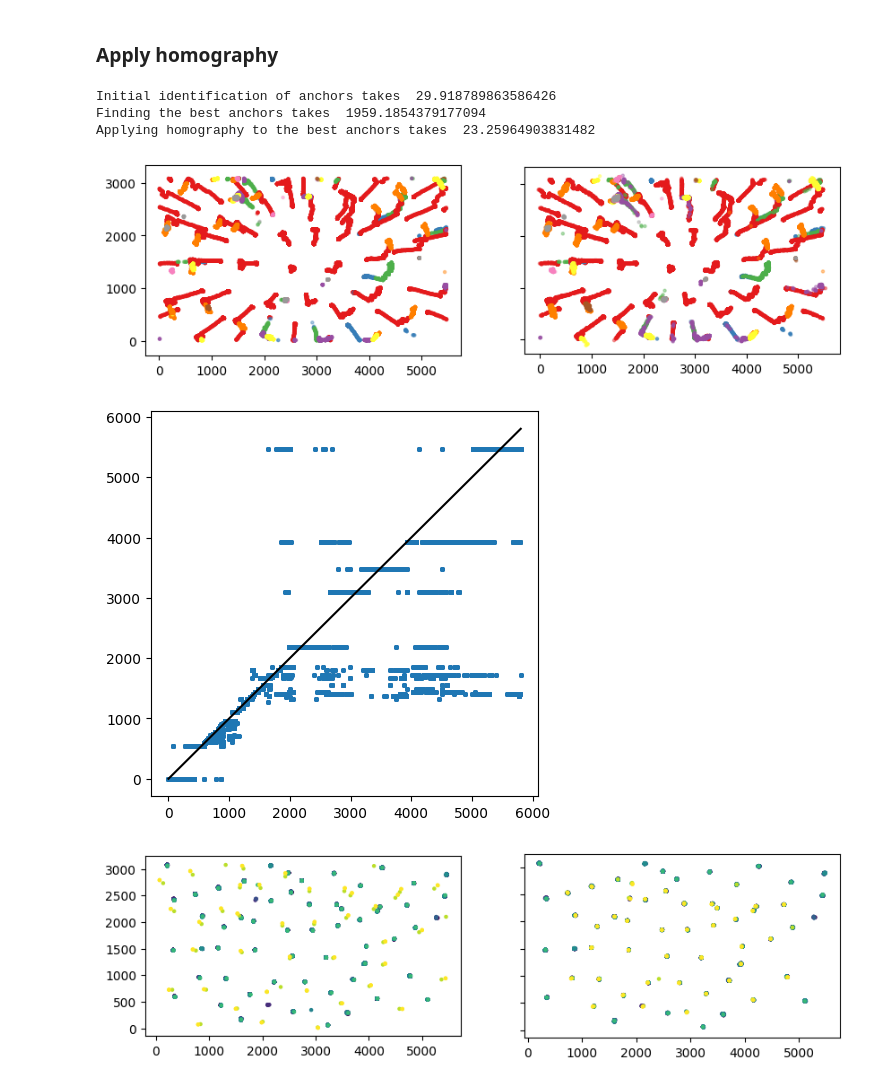
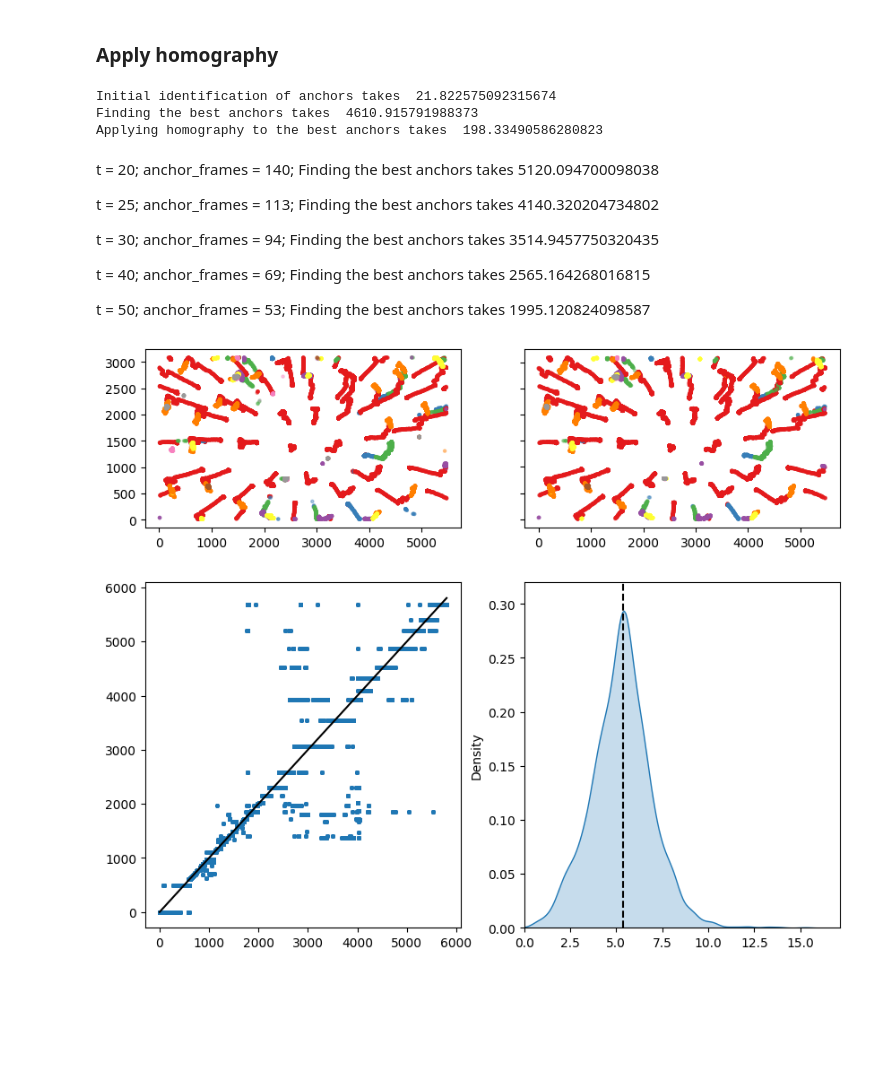
Before and after one commit to projectmela/SpatialRegistration, a Jupyter notebook: 05_GetAnchorIndices.ipynb, the cells around one changed output. Drawn from its saved outputs; the diff is of its cells as text; code cells hidden in the pictures; blank space fills up the shorter version.

Commit message:
updated code for anchor frames

```diff
--- a/05_GetAnchorIndices.ipynb
+++ b/05_GetAnchorIndices.ipynb
@@ -159,10 +161,12 @@ def apply_homography_to_best_anchor(df):
     start_time = time.time()
 
     homography_matrices = {}  # Dictionary to store homography matrices
+    rms_errors = {}  # Dictionary to store RMS errors for each frame
 
     # Initialize with the identity matrix for frame 0
     identity_matrix = np.eye(3)
     homography_matrices[0] = identity_matrix  # Frame 0 is its own anchor
+    rms_errors[0] = 0  # No error for frame 0 as it's its own anchor
 
     df['transformed_x'] = np.nan
     df['transformed_y'] = np.nan
@@ -203,14 +207,20 @@ def apply_homography_to_best_anchor(df):
             print(f"Homography calculation failed between frame {best_anchor_frame} and frame {frame}: {e}")
             continue
 
-        # Transform the points using the homography matrix
-        transformed_pts = cv2.perspectiveTransform(np.array([current_points[['x', 'y']].values], dtype=np.float32), H)[0]
+        # Transform only the matched points using the homography matrix
+        transformed_pts = cv2.perspectiveTransform(np.array([dst_pts], dtype=np.float32), H)[0]
 
         # Update DataFrame with transformed coordinates
-        df.loc[df['frame'] == frame, 'transformed_x'] = transformed_pts[:, 0]
-        df.loc[df['frame'] == frame, 'transformed_y'] = transformed_pts[:, 1]
+        for idx, (x, y) in zip(merged_points['idx'], transformed_pts):
+            df.loc[(df['frame'] == frame) & (df['idx'] == idx), 'transformed_x'] = x
+            df.loc[(df['frame'] == frame) & (df['idx'] == idx), 'transformed_y'] = y
+
+        # Calculate the RMS error (Euclidean distance between transformed and anchor points)
+        errors = np.linalg.norm(transformed_pts - src_pts, axis=1)
+        rms_error = np.sqrt(np.mean(errors**2))
+        rms_errors[frame] = rms_error
 
     end_time = time.time()
     print('Applying homography to the best anchors takes ', end_time - start_time)
 
-    return df, homography_matrices
+    return df, homography_matrices, rms_errors
@@ -224,4 +227,11 @@ thresholds = {
 # %%
+# Thresholds for translation, rotation, and scale
+thresholds = {
+    'T_translation': 30,  # e.g., 30 pixels
+    'T_rotation': 20,     # e.g., 20 degrees
+    'T_scale': 0.1         # e.g., 10% change
+}
+
 # Step 1: Identify anchor frames
 anchor_frames = identify_anchor_frames(df, thresholds)
 
@@ -229,13 +239,25 @@ anchor_frames = identify_anchor_frames(df, thresholds)
 df = find_best_anchor_for_each_frame(df, anchor_frames, thresholds)
 
 # Step 3: Apply homography using the best anchor for each frame
-df, homography_matrices = apply_homography_to_best_anchor(df)
+df, homography_matrices, rms_errors = apply_homography_to_best_anchor(df)
 
-df.to_csv('/Users/vivekhsridhar/Library/Mobile Documents/com~apple~CloudDocs/Documents/Code/Python/SpatialRegistration/io/anchoredp1d1.csv', index=False, mode='w')
+df.to_csv('./io/anchoredp1d1.csv', index=False, mode='w')
+with open('./io/homography_matrices.pkl', 'wb') as f:
+    pickle.dump(homography_matrices, f)
 # %% [output]
-Initial identification of anchors takes  29.918789863586426
-Finding the best anchors takes  1959.1854379177094
-Applying homography to the best anchors takes  23.25964903831482
+Initial identification of anchors takes  21.822575092315674
+Finding the best anchors takes  4610.915791988373
+Applying homography to the best anchors takes  198.33490586280823
+# %% [markdown]
+t = 20; anchor_frames = 140; Finding the best anchors takes  5120.094700098038
+
+t = 25; anchor_frames = 113; Finding the best anchors takes  4140.320204734802
+
+t = 30; anchor_frames = 94; Finding the best anchors takes  3514.9457750320435
+
+t = 40; anchor_frames = 69; Finding the best anchors takes  2565.164268016815
+
+t = 50; anchor_frames = 53; Finding the best anchors takes  1995.120824098587
 # %%
 fig,(ax1,ax2) = plt.subplots(1,2, figsize=(10,5), sharey=True)
 
@@ -247,26 +269,18 @@ ax2.set_aspect('equal')
 
 plt.show()
 # %% [output]
-[figure, old version]
+[figure, new version]
 # %%
-fig,ax = plt.subplots(1,1, figsize=(5,5))
+fig,(ax1,ax2) = plt.subplots(1,2, figsize=(10,5))
 
-ax.scatter(df['frame'], df['best_anchor_frame'], s=5)
-ax.plot(np.linspace(0,df['frame'].max()), np.linspace(0,df['frame'].max()), c='black')
+ax1.scatter(df['frame'], df['best_anchor_frame'], s=5)
+ax1.plot(np.linspace(0,df['frame'].max()), np.linspace(0,df['frame'].max()), c='black')
+
+sns.kdeplot(rms_errors, fill=True, ax=ax2)
+ax2.vlines(5.4,0,0.32,color='black',linestyles='dashed')
+ax2.set_xlim(0,)
+ax2.set_ylim(0,0.32)
 
 plt.show()
 # %% [output]
-[figure, old version]
+[figure, new version]
-# %%
-fig,(ax1,ax2) = plt.subplots(1,2, figsize=(10,5), sharey=True)
-
-anchor = 0
-ax1.scatter(df.loc[df['best_anchor_frame'] == anchor, 'x'], df.loc[df['best_anchor_frame'] == anchor, 'y'], c=df.loc[df['best_anchor_frame'] == anchor, 'frame'], s=5)
-ax1.set_aspect('equal')
-
-ax2.scatter(df.loc[df['best_anchor_frame'] == anchor, 'transformed_x'], df.loc[df['best_anchor_frame'] == anchor, 'transformed_y'], c=df.loc[df['best_anchor_frame'] == anchor, 'frame'], s=5)
-ax2.set_aspect('equal')
-
-plt.show()
-# %% [output]
-[figure, removed]
```
Also changed, not shown: parts of 2 cells of this notebook, 1 other file.
